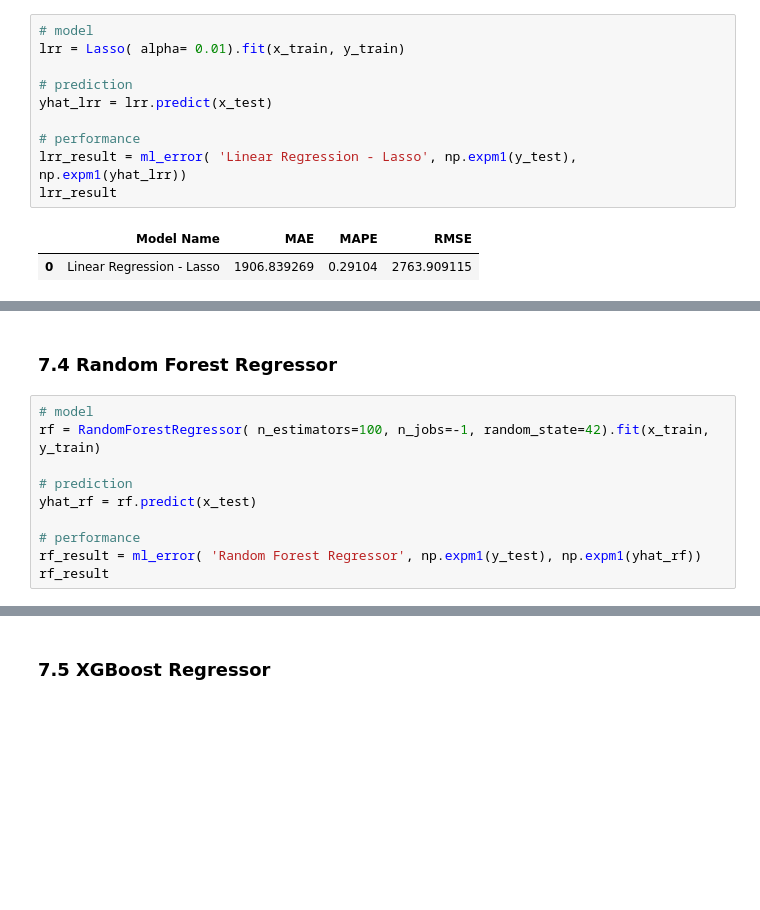
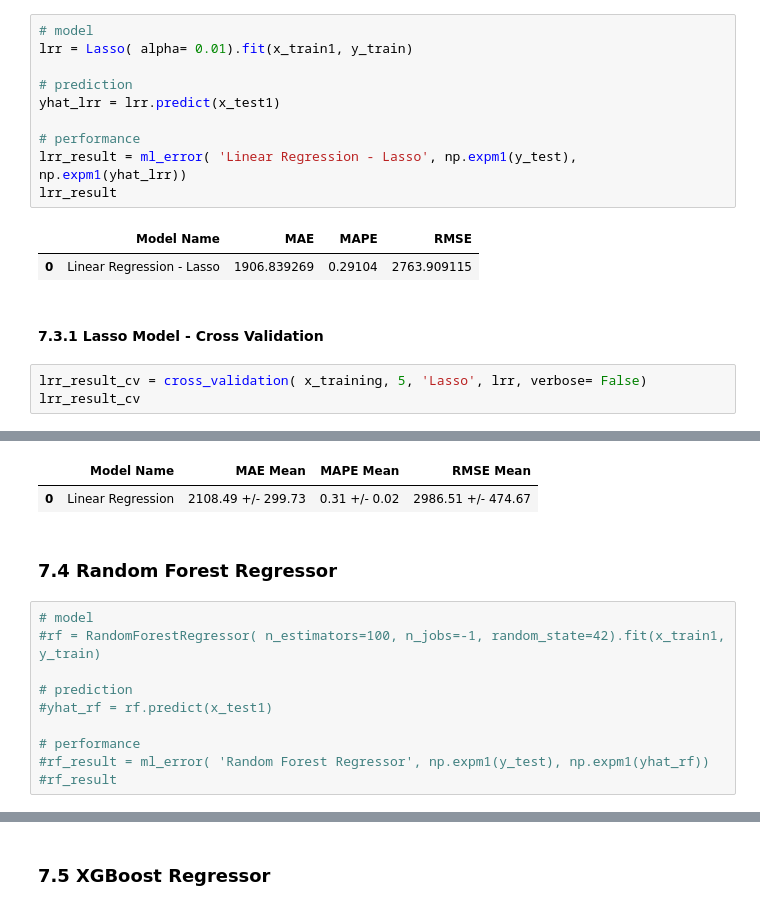
Before and after one commit to ericpetterson/DS_em_producao, a Jupyter notebook: m04_store_sales_prediction.ipynb, the cells around one changed output, grey strips where cells are left out. Cells and saved outputs as stored; diff of their text form; blank space fills up the shorter version.

```diff
--- a/m04_store_sales_prediction.ipynb
+++ b/m04_store_sales_prediction.ipynb
@@ -908,9 +932,9 @@ lr_result
 # %%
 # model
-lrr = Lasso( alpha= 0.01).fit(x_train, y_train)
+lrr = Lasso( alpha= 0.01).fit(x_train1, y_train)
 
 # prediction
-yhat_lrr = lrr.predict(x_test)
+yhat_lrr = lrr.predict(x_test1)
 
 # performance
 lrr_result = ml_error( 'Linear Regression - Lasso', np.expm1(y_test), np.expm1(yhat_lrr))
@@ -918,3 +942,9 @@ lrr_result
 # %% [output]
 |  | Model Name | MAE | MAPE | RMSE |
 | 0 | Linear Regression - Lasso | 1906.839269 | 0.29104 | 2763.909115 |
+# %% [markdown]
+#### 7.3.1 Lasso Model - Cross Validation
+# %%
+lrr_result_cv = cross_validation( x_training, 5, 'Lasso', lrr, verbose= False)
+lrr_result_cv
+# %% [output]
@@ -921,12 +961,14 @@ lrr_result
+|  | Model Name | MAE Mean | MAPE Mean | RMSE Mean |
+| 0 | Linear Regression | 2108.49 +/- 299.73 | 0.31 +/- 0.02 | 2986.51 +/- 474.67 |
 # %% [markdown]
 ### 7.4 Random Forest Regressor
 # %%
 # model
-rf = RandomForestRegressor( n_estimators=100, n_jobs=-1, random_state=42).fit(x_train, y_train)
+#rf = RandomForestRegressor( n_estimators=100, n_jobs=-1, random_state=42).fit(x_train1, y_train)
 
 # prediction
-yhat_rf = rf.predict(x_test)
+#yhat_rf = rf.predict(x_test1)
 
 # performance
-rf_result = ml_error( 'Random Forest Regressor', np.expm1(y_test), np.expm1(yhat_rf))
-rf_result
+#rf_result = ml_error( 'Random Forest Regressor', np.expm1(y_test), np.expm1(yhat_rf))
+#rf_result
```
Also changed, not shown: parts of 22 cells of this notebook.
